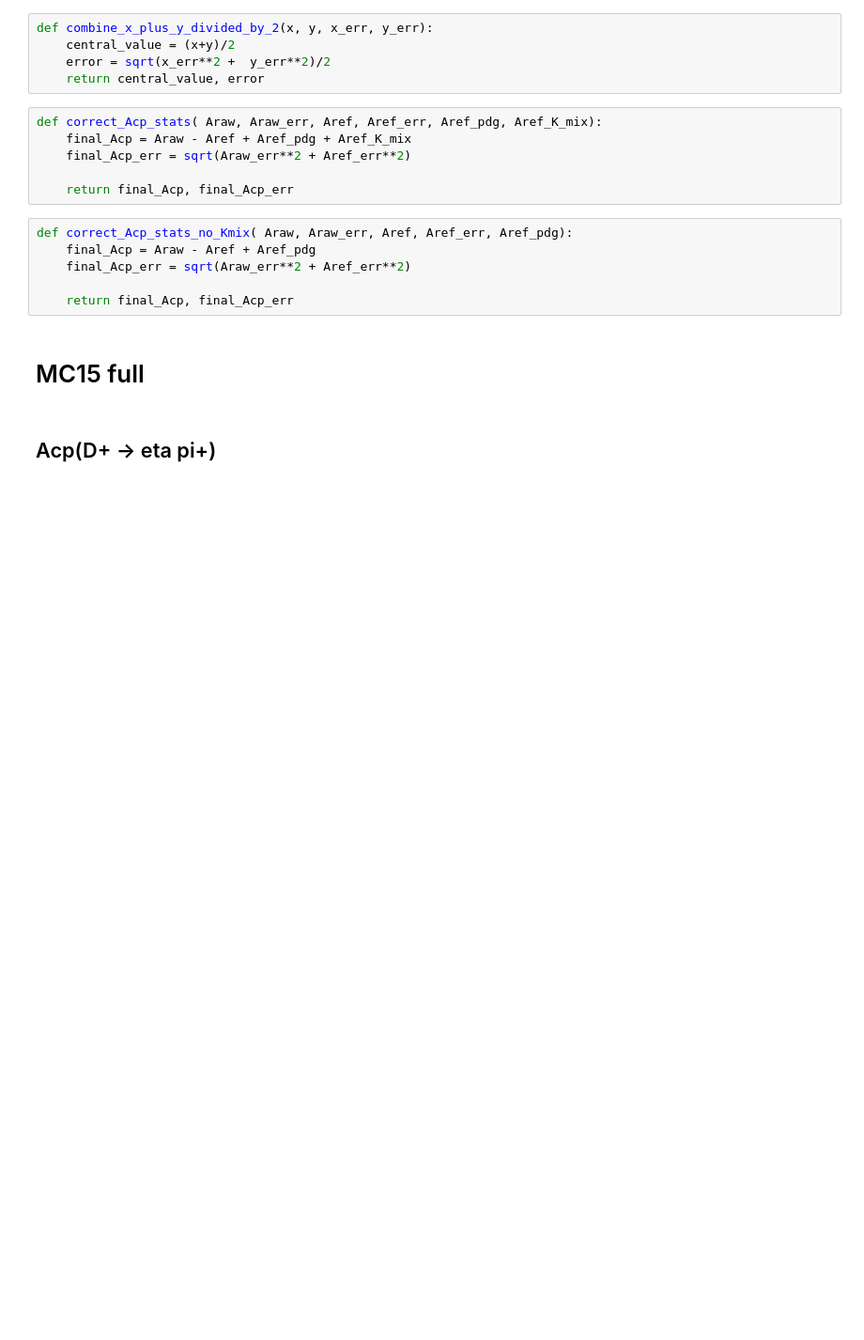
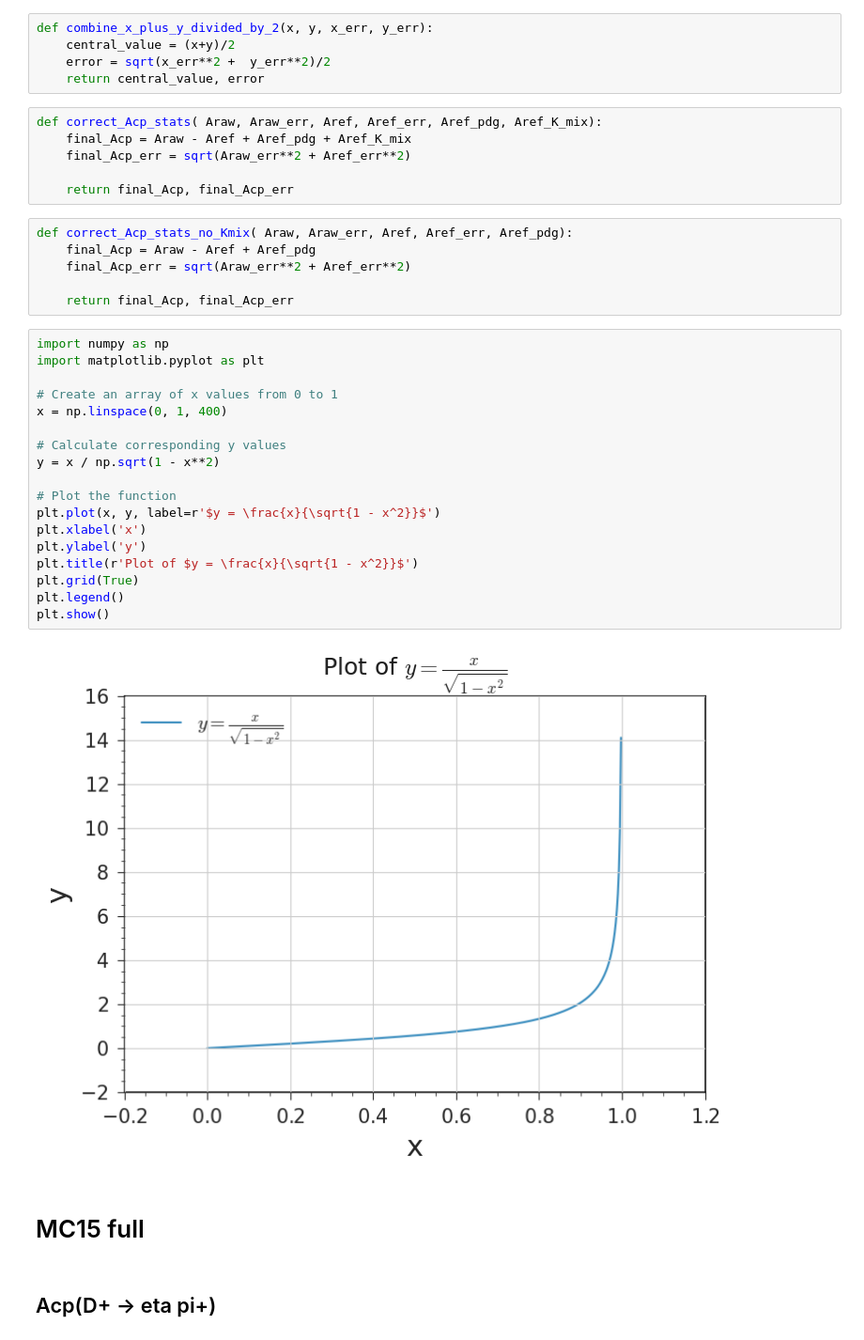
Before and after one commit to jykim-physics/DRAW_and_FITTING, a Jupyter notebook: main/ANALYSIS/Measurement/Acp/etapip/corrected/MC15rd_proc13.ipynb, the cells around one changed output. Shown at 94% size. Drawn from its saved outputs; the diff is of its cells as text; blank space fills up the shorter version.

```diff
--- a/main/ANALYSIS/Measurement/Acp/etapip/corrected/MC15rd_proc13.ipynb
+++ b/main/ANALYSIS/Measurement/Acp/etapip/corrected/MC15rd_proc13.ipynb
@@ -61,6 +60,26 @@ def correct_Acp_stats_no_Kmix( Araw, Araw_err, Aref, Aref_err, Aref_pdg):
     final_Acp_err = sqrt(Araw_err**2 + Aref_err**2)
 
     return final_Acp, final_Acp_err
+# %%
+import numpy as np
+import matplotlib.pyplot as plt
+
+# Create an array of x values from 0 to 1
+x = np.linspace(0, 1, 400)
+
+# Calculate corresponding y values
+y = x / np.sqrt(1 - x**2)
+
+# Plot the function
+plt.plot(x, y, label=r'$y = \frac{x}{\sqrt{1 - x^2}}$')
+plt.xlabel('x')
+plt.ylabel('y')
+plt.title(r'Plot of $y = \frac{x}{\sqrt{1 - x^2}}$')
+plt.grid(True)
+plt.legend()
+plt.show()
+# %% [output]
+[figure, added]
 # %% [markdown]
 # MC15 full
 # %% [markdown]
```
Also changed, not shown: parts of 126 cells of this notebook, 54 other files.
